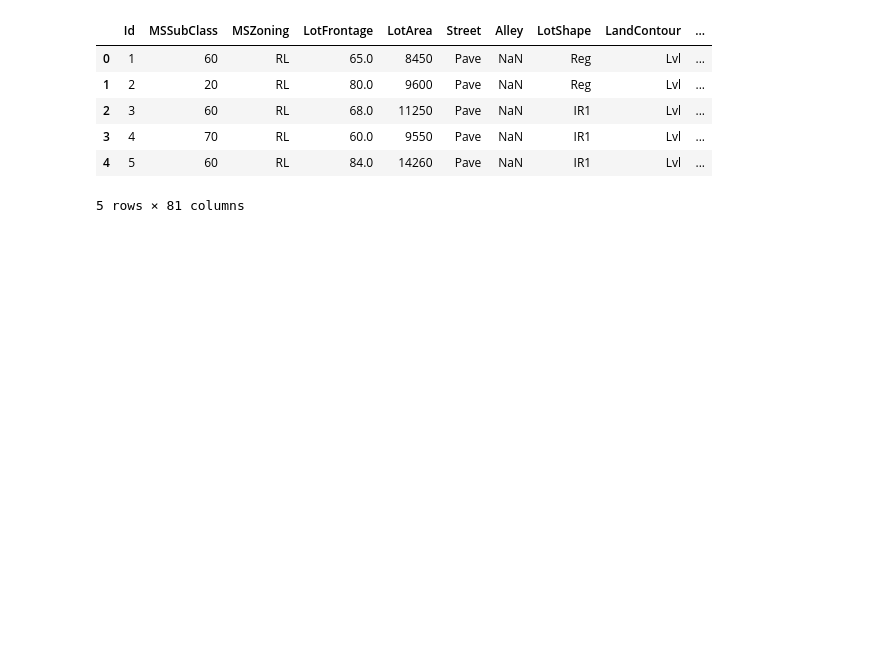
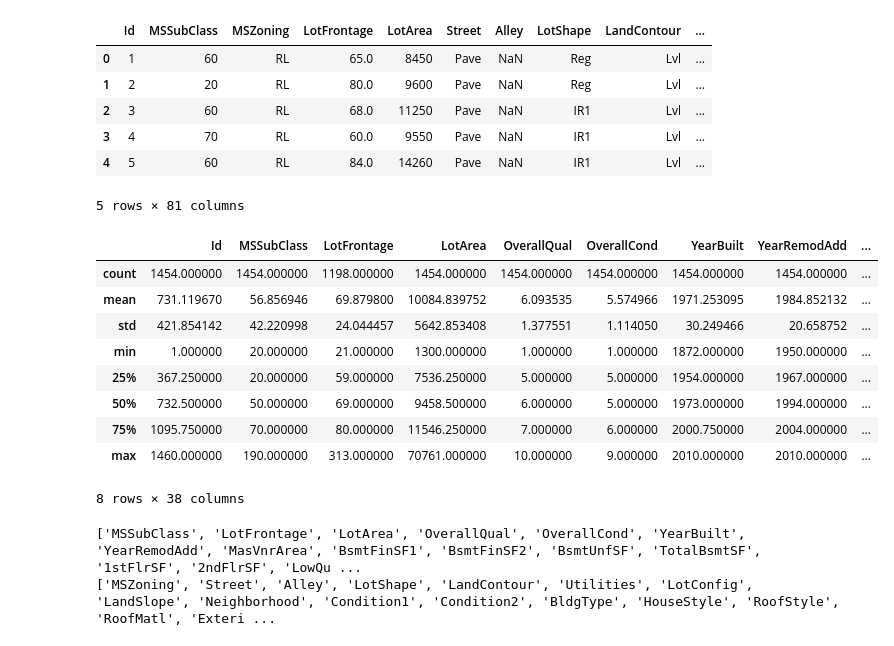
Before and after one commit to estebandonis/HT6-MineriadeDatos, a Jupyter notebook: hoja6.ipynb, the cells around one changed output. Cells and saved outputs as stored; diff of their text form; code cells hidden in the pictures; blank space fills up the shorter version.

```diff
--- a/hoja6.ipynb
+++ b/hoja6.ipynb
@@ -34,6 +35,31 @@ houses_df.head()
 # %%
 houses_df = houses_df[houses_df["SalePrice"] < 700000]
 houses_df = houses_df[houses_df["LotArea"] < 100000]
+# %%
+houses_df.describe()
+# %% [output]
+|  | Id | MSSubClass | LotFrontage | LotArea | OverallQual | OverallCond | YearBuilt | YearRemodAdd | ... |
+| count | 1454.000000 | 1454.000000 | 1198.000000 | 1454.000000 | 1454.000000 | 1454.000000 | 1454.000000 | 1454.000000 | ... |
+| mean | 731.119670 | 56.856946 | 69.879800 | 10084.839752 | 6.093535 | 5.574966 | 1971.253095 | 1984.852132 | ... |
+| std | 421.854142 | 42.220998 | 24.044457 | 5642.853408 | 1.377551 | 1.114050 | 30.249466 | 20.658752 | ... |
+| min | 1.000000 | 20.000000 | 21.000000 | 1300.000000 | 1.000000 | 1.000000 | 1872.000000 | 1950.000000 | ... |
+| 25% | 367.250000 | 20.000000 | 59.000000 | 7536.250000 | 5.000000 | 5.000000 | 1954.000000 | 1967.000000 | ... |
+| 50% | 732.500000 | 50.000000 | 69.000000 | 9458.500000 | 6.000000 | 5.000000 | 1973.000000 | 1994.000000 | ... |
+| 75% | 1095.750000 | 70.000000 | 80.000000 | 11546.250000 | 7.000000 | 6.000000 | 2000.750000 | 2004.000000 | ... |
+| max | 1460.000000 | 190.000000 | 313.000000 | 70761.000000 | 10.000000 | 9.000000 | 2010.000000 | 2010.000000 | ... |
+8 rows × 38 columns
+# %%
+numerical_columns_selector = selector(dtype_exclude=object)
+categorical_columns_selector = selector(dtype_include=object)
+
+numerical_columns = numerical_columns_selector(houses_df)
+numerical_columns.remove('Id')
+print(numerical_columns)
+categorical_columns = categorical_columns_selector(houses_df)
+print(categorical_columns)
+# %% [output]
+['MSSubClass', 'LotFrontage', 'LotArea', 'OverallQual', 'OverallCond', 'YearBuilt', 'YearRemodAdd', 'MasVnrArea', 'BsmtFinSF1', 'BsmtFinSF2', 'BsmtUnfSF', 'TotalBsmtSF', '1stFlrSF', '2ndFlrSF', 'LowQu ...
+['MSZoning', 'Street', 'Alley', 'LotShape', 'LandContour', 'Utilities', 'LotConfig', 'LandSlope', 'Neighborhood', 'Condition1', 'Condition2', 'BldgType', 'HouseStyle', 'RoofStyle', 'RoofMatl', 'Exteri ...
 # %%
 null_counts = houses_df.isnull().sum()
 # print(null_counts)
```
Also changed, not shown: parts of 10 cells of this notebook.
